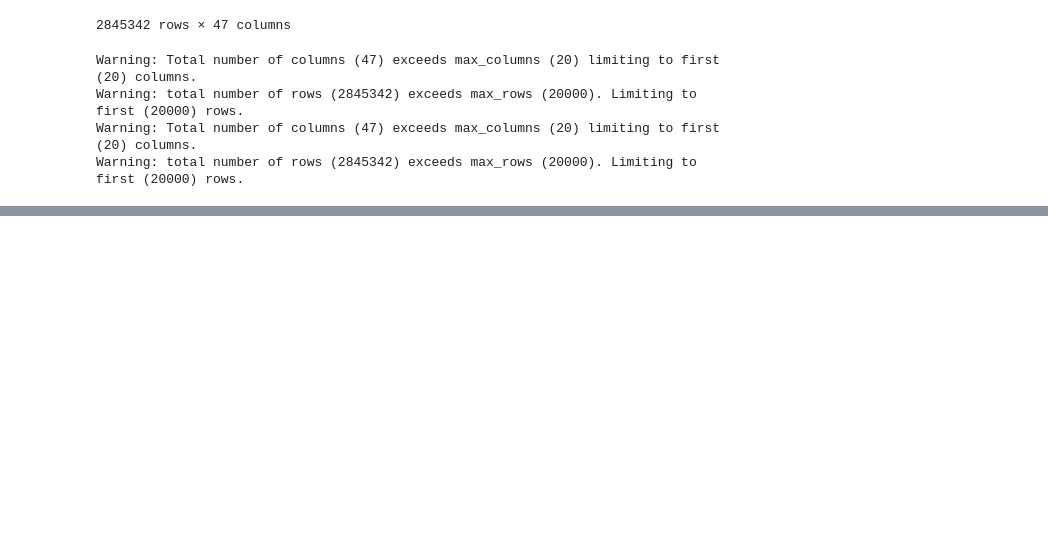
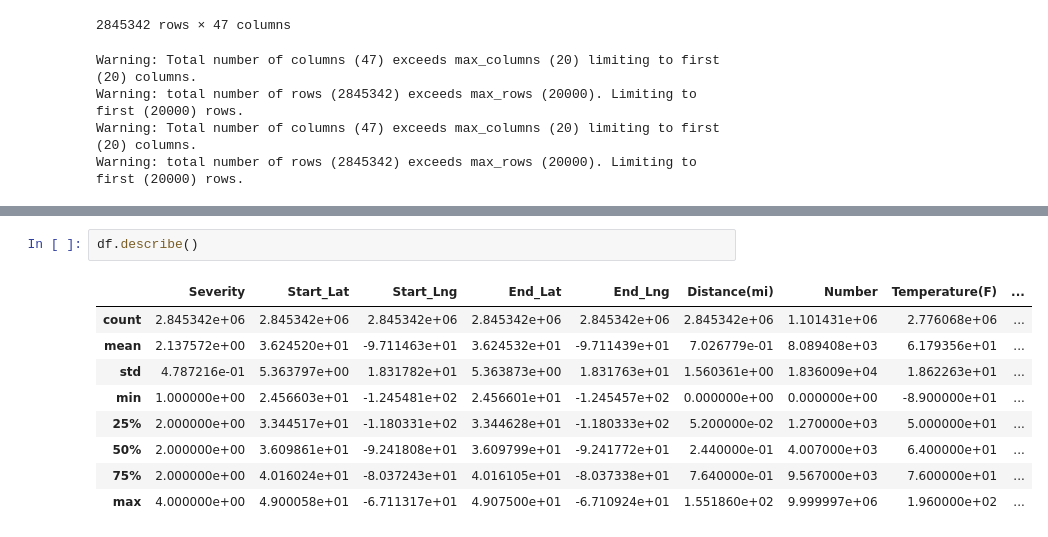
Before and after one commit to PoojaDasIndia/Exploratory-Data-Analysis-EDA-, a Jupyter notebook: US_Accidents_Analysis.ipynb, the cells around one changed output, grey strips where cells are left out. Cells and saved outputs as stored; diff of their text form; blank space fills up the shorter version.

```diff
--- a/US_Accidents_Analysis.ipynb
+++ b/US_Accidents_Analysis.ipynb
@@ -57,0 +94,12 @@ Warning: total number of rows (2845342) exceeds max_rows (20000). Limiting to fi
+# %%
+df.describe()
+# %% [output]
+|  | Severity | Start_Lat | Start_Lng | End_Lat | End_Lng | Distance(mi) | Number | Temperature(F) | ... |
+| count | 2.845342e+06 | 2.845342e+06 | 2.845342e+06 | 2.845342e+06 | 2.845342e+06 | 2.845342e+06 | 1.101431e+06 | 2.776068e+06 | ... |
+| mean | 2.137572e+00 | 3.624520e+01 | -9.711463e+01 | 3.624532e+01 | -9.711439e+01 | 7.026779e-01 | 8.089408e+03 | 6.179356e+01 | ... |
+| std | 4.787216e-01 | 5.363797e+00 | 1.831782e+01 | 5.363873e+00 | 1.831763e+01 | 1.560361e+00 | 1.836009e+04 | 1.862263e+01 | ... |
+| min | 1.000000e+00 | 2.456603e+01 | -1.245481e+02 | 2.456601e+01 | -1.245457e+02 | 0.000000e+00 | 0.000000e+00 | -8.900000e+01 | ... |
+| 25% | 2.000000e+00 | 3.344517e+01 | -1.180331e+02 | 3.344628e+01 | -1.180333e+02 | 5.200000e-02 | 1.270000e+03 | 5.000000e+01 | ... |
+| 50% | 2.000000e+00 | 3.609861e+01 | -9.241808e+01 | 3.609799e+01 | -9.241772e+01 | 2.440000e-01 | 4.007000e+03 | 6.400000e+01 | ... |
+| 75% | 2.000000e+00 | 4.016024e+01 | -8.037243e+01 | 4.016105e+01 | -8.037338e+01 | 7.640000e-01 | 9.567000e+03 | 7.600000e+01 | ... |
+| max | 4.000000e+00 | 4.900058e+01 | -6.711317e+01 | 4.907500e+01 | -6.710924e+01 | 1.551860e+02 | 9.999997e+06 | 1.960000e+02 | ... |
```
Also changed, not shown: parts of 20 cells of this notebook.
